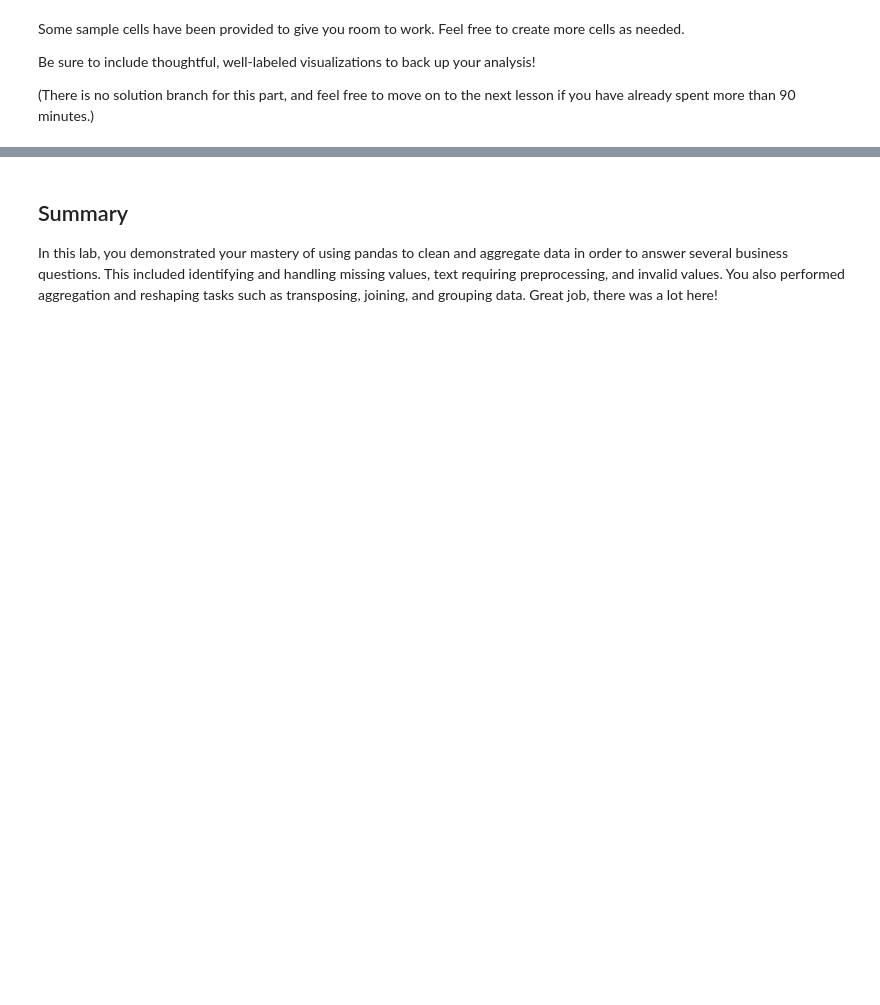
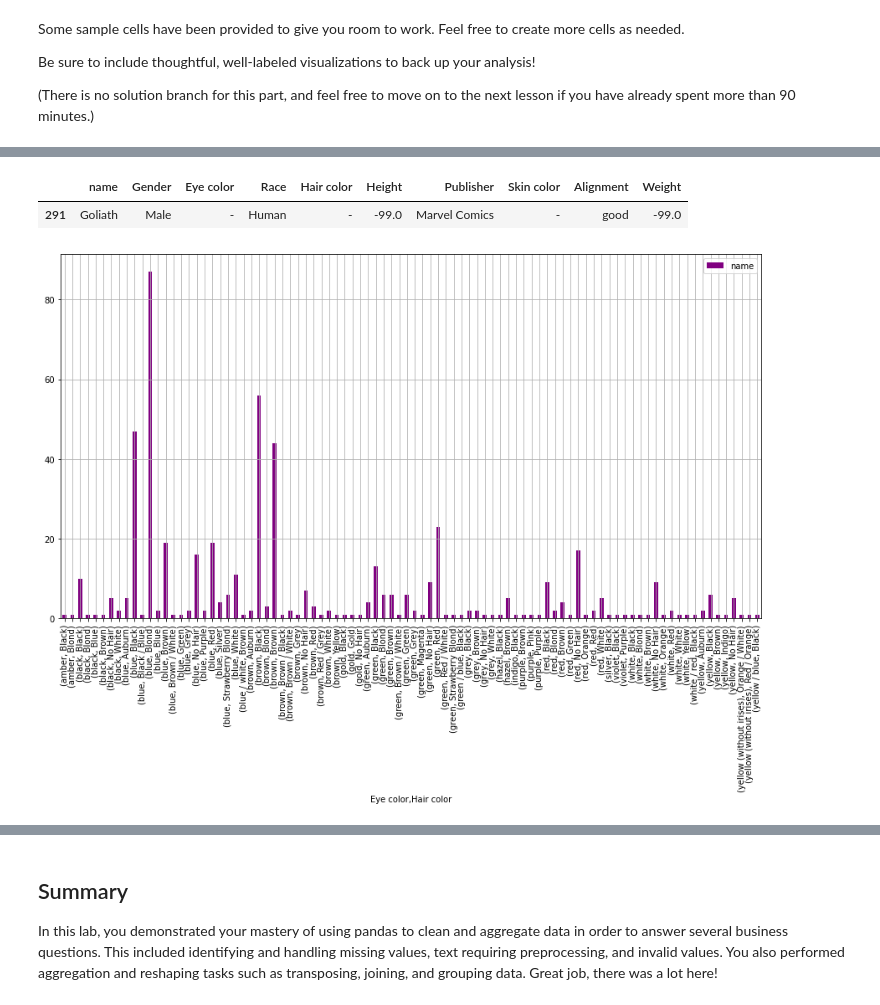
Before and after one commit to WaeniKakenyi/dsc-pandas-data-cleaning-lab, a Jupyter notebook: index.ipynb, the cells around one changed output, grey strips where cells are left out. Cells and saved outputs as stored; diff of their text form; code cells hidden in the pictures; blank space fills up the shorter version.

```diff
--- a/index.ipynb
+++ b/index.ipynb
@@ -827,0 +885,27 @@ Be sure to include thoughtful, well-labeled visualizations to back up your analy
+# %%
+duplicated = heroes_df[heroes_df.duplicated()]
+duplicated.head()
+# %% [output]
+|  | name | Gender | Eye color | Race | Hair color | Height | Publisher | Skin color | Alignment | Weight |
+| 291 | Goliath | Male | - | Human | - | -99.0 | Marvel Comics | - | good | -99.0 |
+# %%
+# replaced_eye_color = heroes_df.loc[heroes_df["Eye color"] != "-"]
+# replaced_hair_color = heroes_df.loc[heroes_df["Hair color"] != "-"]
+
+# replaced_eye_color["Eye color"]
+# np.random.choice(heroes_df["Eye color"].value_counts().index)
+trial = heroes_df.copy()
+trial.loc[:,["Eye color","Hair color"]] =  heroes_df.loc[(heroes_df["Eye color"] != "-") & (heroes_df["Hair color"] != "-")]
+
+# trial[trial["Eye color"] == "-"] = trial.loc[trial["Eye color"] == "-"].replace("-",np.random.choice(replaced_eye_color["Eye color"].value_counts().index[:3]))
+# trial[trial["Hair color"] == "-"] = trial.loc[trial["Hair color"] == "-"].replace("-",np.random.choice(replaced_hair_color["Hair color"].value_counts().index[:3]))
+trial.loc[trial["Eye color"] == "bown"] = trial.loc[trial["Eye color"] == "bown"].replace("bown","brown")
+trial.loc[trial["Hair color"] == "black"] = trial.loc[trial["Hair color"] == "black"].replace("black","Black")
+trial.loc[trial["Hair color"] == "blond"] = trial.loc[trial["Hair color"] == "blond"].replace("blond","Blond")
+trial.loc[trial["Hair color"] == "blue"] = trial.loc[trial["Hair color"] == "blue"].replace("blue","Blue")
+trial.loc[trial["Hair color"] == "Brownn"] = trial.loc[trial["Hair color"] == "Brownn"].replace("Brownn","Brown")
+
+
+# trial["Eye color"].value_counts().shape
+# # trial.shape
+# # trial.value_counts()
@@ -827,0 +942,9 @@ Be sure to include thoughtful, well-labeled visualizations to back up your analy
+# %%
+colors = trial.loc[:,["Hair color","Eye color","name"]]
+eye_color = trial["Eye color"].value_counts()
+# eye_values = eye_color.value_counts()
+hair_color = trial["Hair color"].value_counts()
+colors = colors.groupby(["Eye color","Hair color"]).count()
+colors.plot(kind="bar",figsize=(15,8),color = "purple",grid="on");
+# %% [output]
+[figure, added]
```
Also changed, not shown: parts of 17 cells of this notebook.
